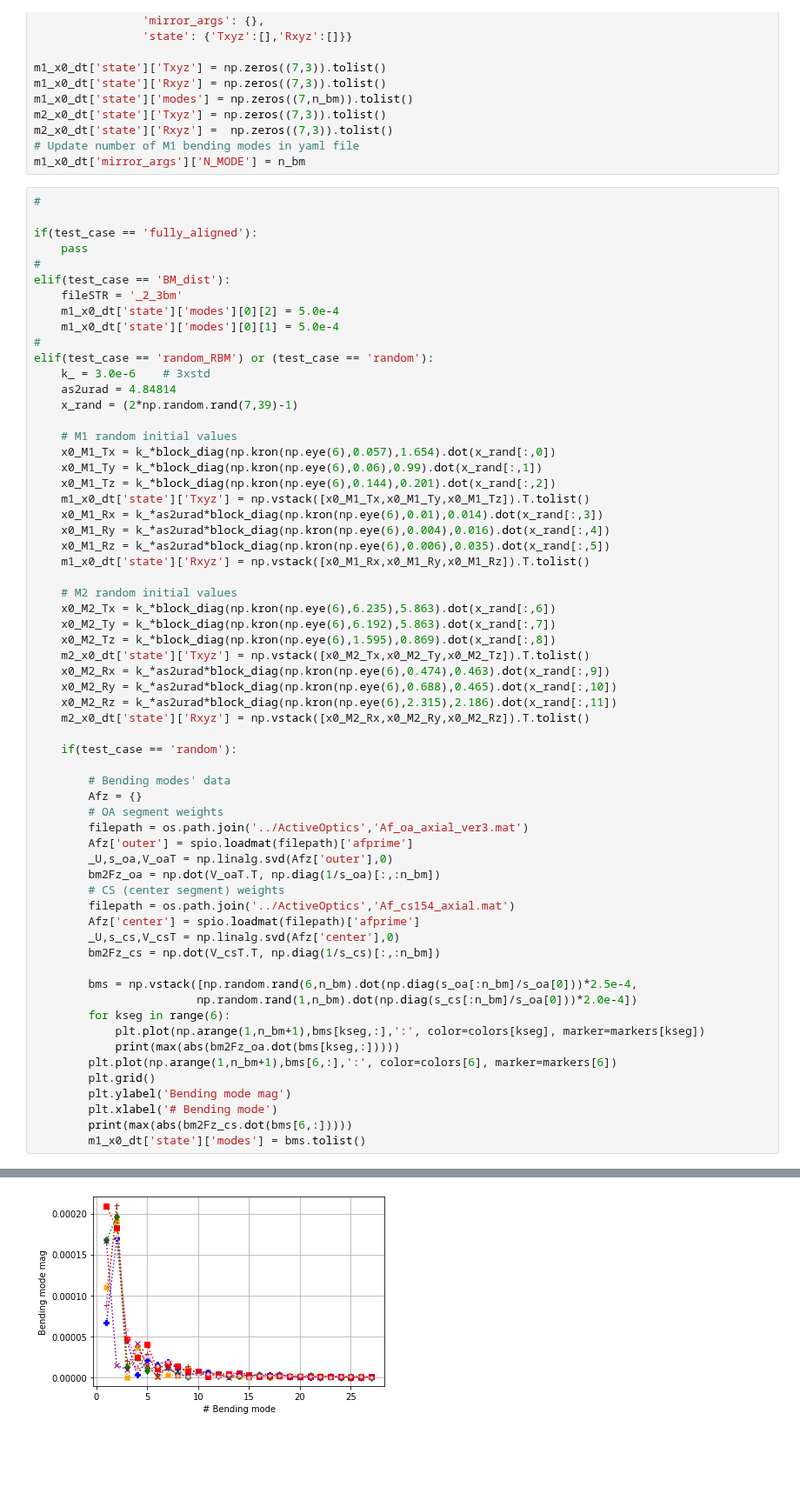
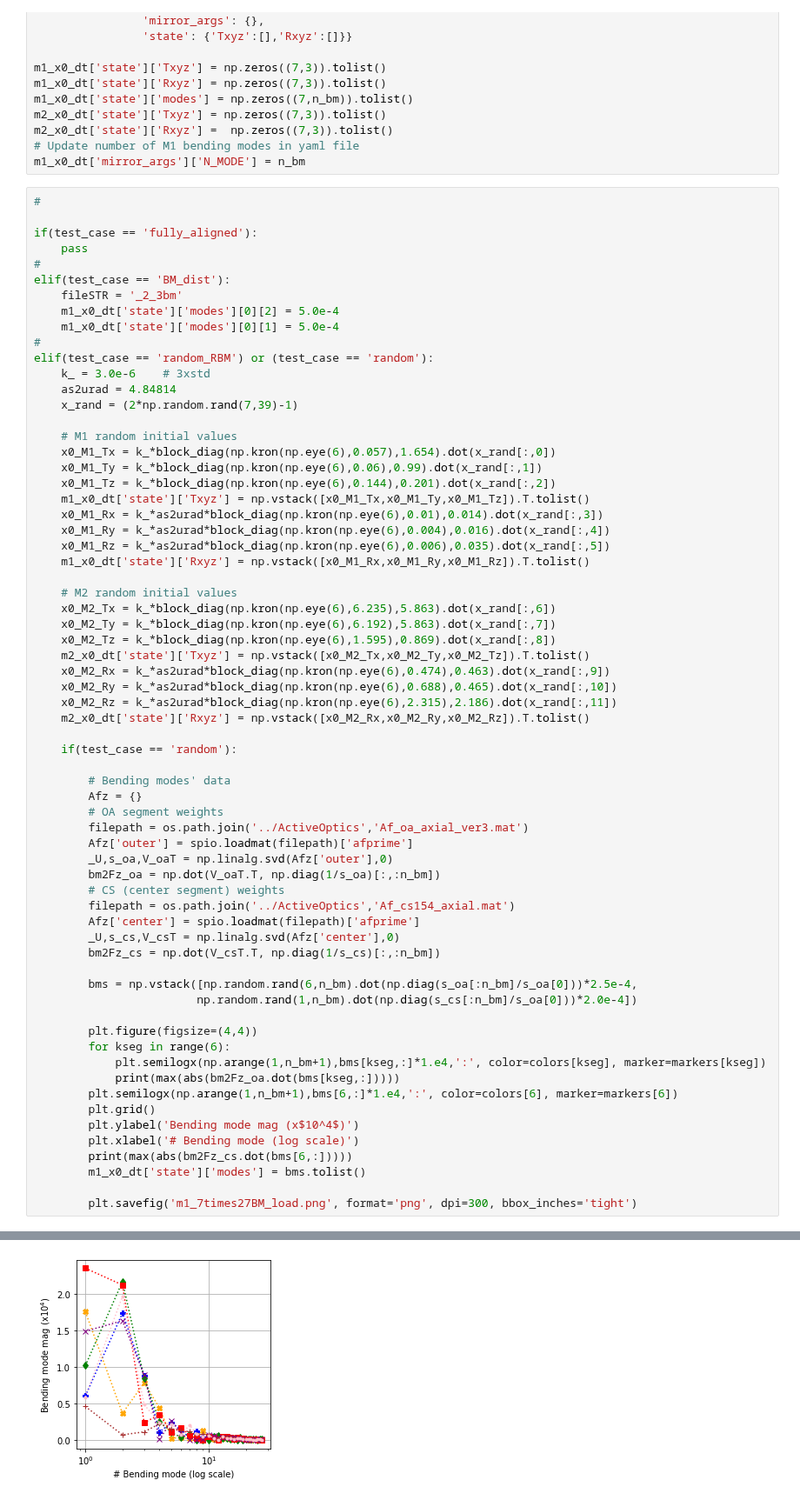
Before and after one commit to rconan/SIMCEO, a Jupyter notebook: gen_M1M2_init.ipynb, the cells around one changed output, grey strips where cells are left out. Shown at 87% size. Cells and saved outputs as stored; diff of their text form; blank space fills up the shorter version.

```diff
--- a/gen_M1M2_init.ipynb
+++ b/gen_M1M2_init.ipynb
@@ -105,13 +105,17 @@ elif(test_case == 'random_RBM') or (test_case == 'random'):
 
         bms = np.vstack([np.random.rand(6,n_bm).dot(np.diag(s_oa[:n_bm]/s_oa[0]))*2.5e-4,
                         np.random.rand(1,n_bm).dot(np.diag(s_cs[:n_bm]/s_oa[0]))*2.0e-4])
+
+        plt.figure(figsize=(4,4))
         for kseg in range(6):
-            plt.plot(np.arange(1,n_bm+1),bms[kseg,:],':', color=colors[kseg], marker=markers[kseg])
+            plt.semilogx(np.arange(1,n_bm+1),bms[kseg,:]*1.e4,':', color=colors[kseg], marker=markers[kseg])
             print(max(abs(bm2Fz_oa.dot(bms[kseg,:]))))
-        plt.plot(np.arange(1,n_bm+1),bms[6,:],':', color=colors[6], marker=markers[6])
+        plt.semilogx(np.arange(1,n_bm+1),bms[6,:]*1.e4,':', color=colors[6], marker=markers[6])
         plt.grid()
-        plt.ylabel('Bending mode mag')
-        plt.xlabel('# Bending mode')
+        plt.ylabel('Bending mode mag (x$10^4$)')
+        plt.xlabel('# Bending mode (log scale)')
         print(max(abs(bm2Fz_cs.dot(bms[6,:]))))
         m1_x0_dt['state']['modes'] = bms.tolist()
+
+        plt.savefig('m1_7times27BM_load.png', format='png', dpi=300, bbox_inches='tight')
 # %% [output]
@@ -125 +129 @@ elif(test_case == 'random_RBM') or (test_case == 'random'):
-[figure, old version]
+[figure, new version]
```
Also changed, not shown: parts of 10 cells of this notebook, 2 other files.
